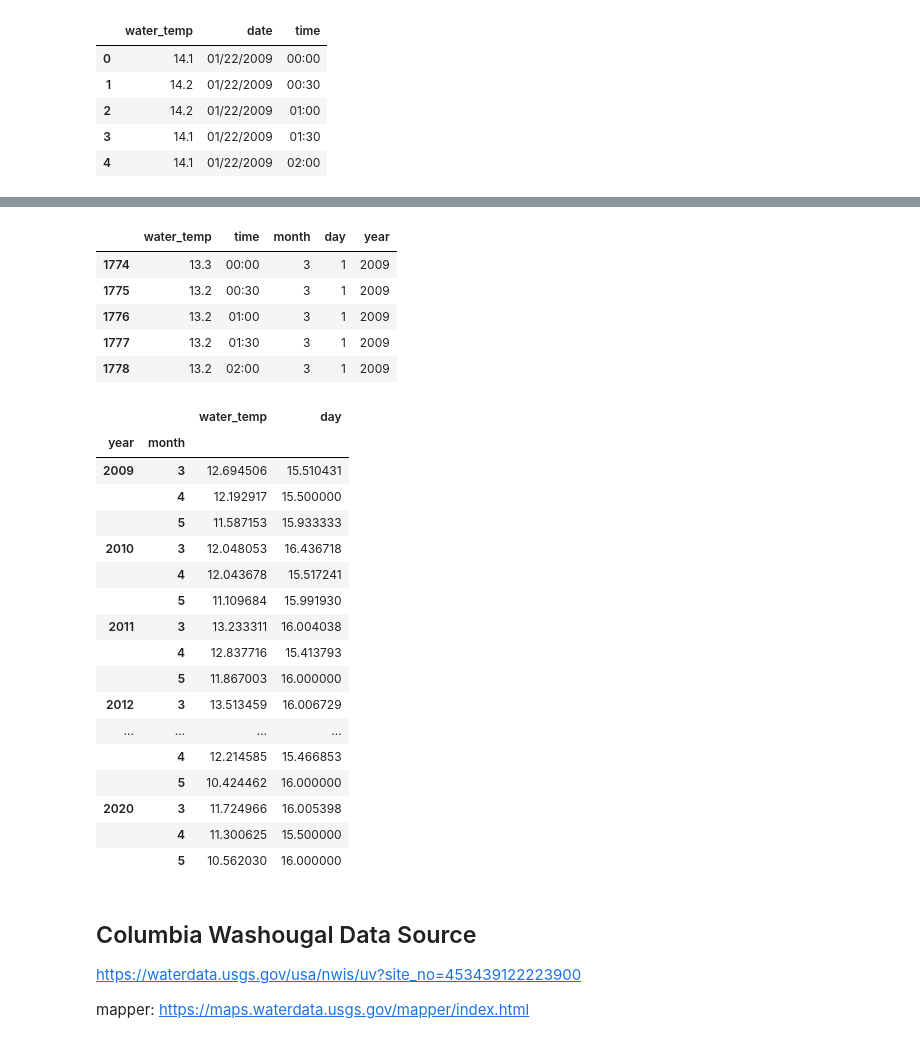
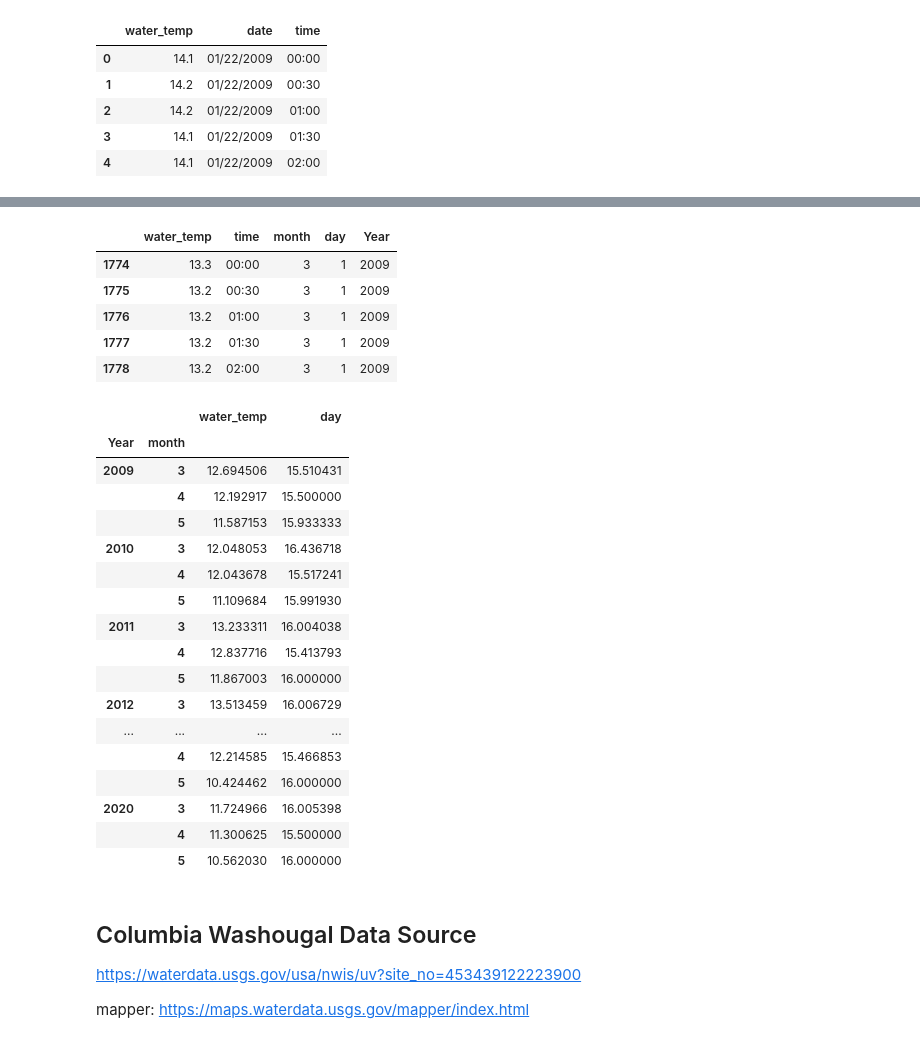
Before and after one commit to jayhjman/bootcamp-project1, a Jupyter notebook: Trim_water_data.ipynb, the cells around one changed output, grey strips where cells are left out. Cells and saved outputs as stored; diff of their text form; code cells hidden in the pictures.

```diff
--- a/Trim_water_data.ipynb
+++ b/Trim_water_data.ipynb
@@ -89,7 +91,7 @@ willamette_reduce_df.head()
 | 3 | 14.1 | 01/22/2009 | 01:30 |
 | 4 | 14.1 | 01/22/2009 | 02:00 |
 # %%
-willamette_reduce_df[['month','day','year']] = willamette_reduce_df['date'].str.split('/', expand=True)
+willamette_reduce_df[['month','day','Year']] = willamette_reduce_df['date'].str.split('/', expand=True)
 willamette_reduce_df = willamette_reduce_df.drop(columns=['date'])
 willamette_reduce_df.head()
 # %% [output]
@@ -102,7 +104,7 @@ willamette_reduce_df.head()
 # %%
 willamette_reduce_df['month'] = willamette_reduce_df['month'].astype(int)
 willamette_reduce_df['day'] = willamette_reduce_df['day'].astype(int)
-willamette_reduce_df['year'] = willamette_reduce_df['year'].astype(int)
+willamette_reduce_df['Year'] = willamette_reduce_df['Year'].astype(int)
 
 willamette_reduce_df.dtypes
 # %% [output]
@@ -116,17 +118,17 @@ dtype: object
 willamette_reduce_final= willamette_reduce_df[(willamette_reduce_df['month'] >= 3) & (willamette_reduce_df['month'] <= 5)]
 willamette_reduce_final.head()
 # %% [output]
-|  | water_temp | time | month | day | year |
+|  | water_temp | time | month | day | Year |
 | 1774 | 13.3 | 00:00 | 3 | 1 | 2009 |
 | 1775 | 13.2 | 00:30 | 3 | 1 | 2009 |
 | 1776 | 13.2 | 01:00 | 3 | 1 | 2009 |
 | 1777 | 13.2 | 01:30 | 3 | 1 | 2009 |
 | 1778 | 13.2 | 02:00 | 3 | 1 | 2009 |
 # %%
-willamette_reduce_final.groupby(['year','month']).mean()
+willamette_reduce_final.groupby(['Year','month']).mean()
 # %% [output]
 |  |  | water_temp | day |
-| year | month |  |  |
+| Year | month |  |  |
 | 2009 | 3 | 12.694506 | 15.510431 |
 |  | 4 | 12.192917 | 15.500000 |
 |  | 5 | 11.587153 | 15.933333 |
```
Also changed, not shown: parts of 17 cells of this notebook.
